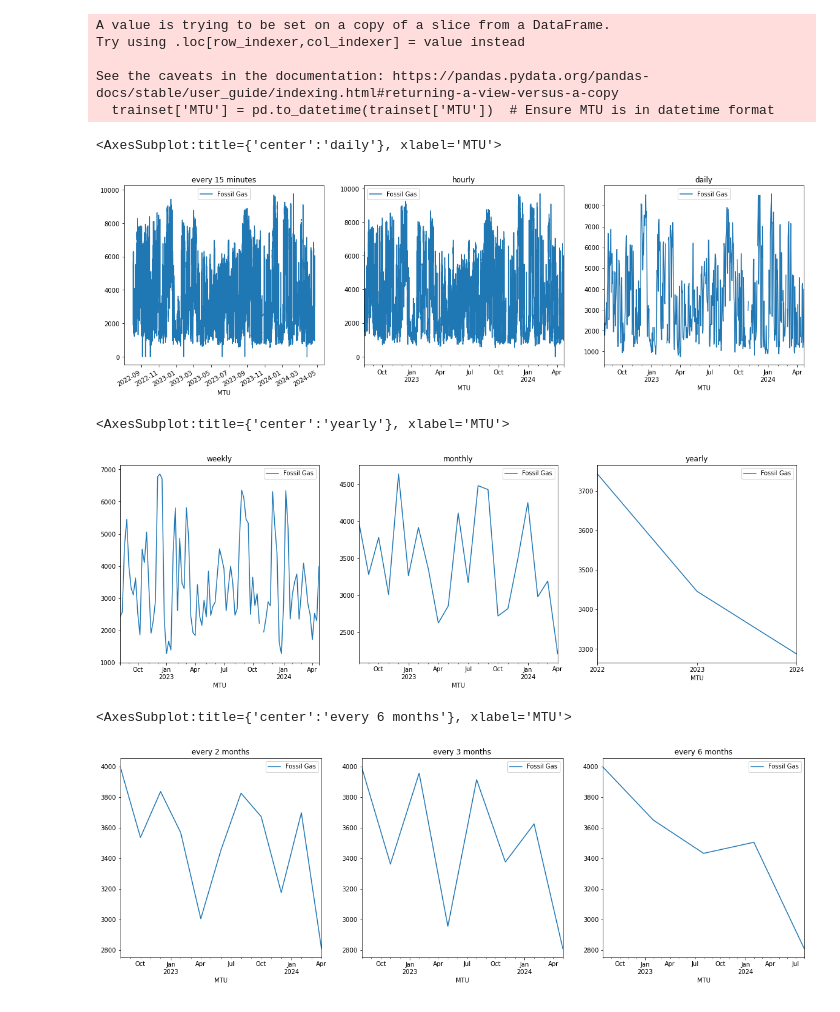
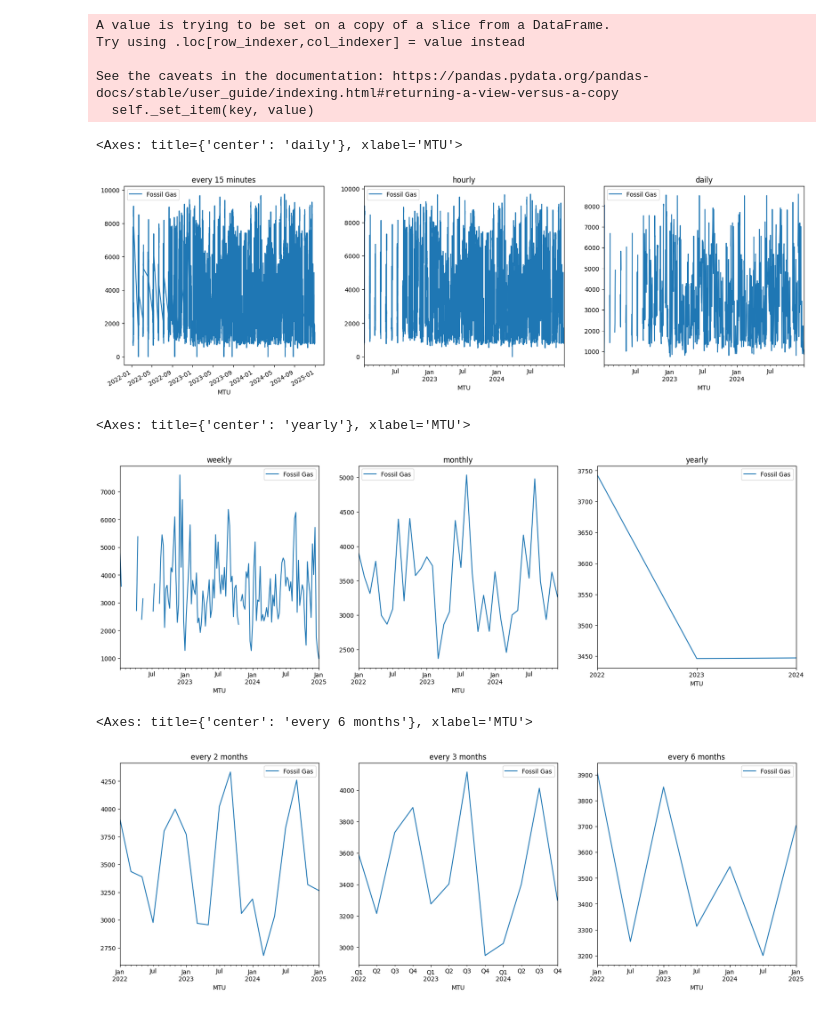
Before and after one commit to mareseugene/Notebook-Analyse-s-ries-temporelles, a Jupyter notebook: Untitled-1.ipynb, the cells around one changed output. Cells and saved outputs as stored; diff of their text form; code cells hidden in the pictures.

Commit message:
Quarterly

```diff
--- a/Untitled-1.ipynb
+++ b/Untitled-1.ipynb
@@ -16,10 +16,10 @@ Index(['MTU', 'Biomass', 'Fossil Brown coal/Lignite',
        'Wind Offshore', 'Wind Onshore'],
       dtype='object')
 # %%
-trainset=pd.read_csv('dutch-energy.csv', sep=',').drop(['Biomass', 'Fossil Brown coal/Lignite',
+trainset=pd.read_csv('dutch-energy.csv', sep=';').drop(['Biomass', 'Fossil Brown coal/Lignite',
        'Fossil Coal-derived gas', 'Fossil Hard coal',
        'Fossil Oil', 'Fossil Oil shale', 'Fossil Peat', 'Geothermal',
-       'Hydro Pumped Storage', 'Hydro Pumped Storage.1',
+       'Hydro Pumped Storage', 'Hydro Pumped Storage_1',
        'Hydro Run-of-river and poundage', 'Hydro Water Reservoir', 'Marine',
        'Nuclear', 'Other', 'Other renewable', 'Solar', 'Waste',
        'Wind Offshore', 'Wind Onshore'],axis=1)
@@ -86,7 +52,7 @@ A value is trying to be set on a copy of a slice from a DataFrame.
 Try using .loc[row_indexer,col_indexer] = value instead
 
 See the caveats in the documentation: https://pandas.pydata.org/pandas-docs/stable/user_guide/indexing.html#returning-a-view-versus-a-copy
-  trainset['MTU'] = pd.to_datetime(trainset['MTU'])  # Ensure MTU is in datetime format
+  self._set_item(key, value)
 # %%
 
 trainset_hourly = trainset.resample('H').mean()  # 'H' means hourly
@@ -100,28 +66,28 @@ trainset.plot(ax=ax[0],title='every 15 minutes')
 trainset_hourly.plot(ax=ax[1],title='hourly')
 trainset_daily.plot(ax=ax[2],title='daily')
 # %% [output]
-<AxesSubplot:title={'center':'daily'}, xlabel='MTU'>
+<Axes: title={'center': 'daily'}, xlabel='MTU'>
-[figure, old version]
+[figure, new version]
 # %%
 fig,ax = plt.subplots(nrows=1,ncols=3,figsize=(20,6))
 trainset_weekly.plot(ax=ax[0],title='weekly')
 trainset_monthly.plot(ax=ax[1],title='monthly')
 trainset_yearly.plot(ax=ax[2],title='yearly')
 # %% [output]
-<AxesSubplot:title={'center':'yearly'}, xlabel='MTU'>
+<Axes: title={'center': 'yearly'}, xlabel='MTU'>
-[figure, old version]
+[figure, new version]
 # %%
 trainset_2months = trainset.resample('2M').mean()
-trainset_3months = trainset.resample('3M').mean()
+trainset_quarterly = trainset.resample('Q').mean()
 trainset_6months = trainset.resample('6M').mean()
 # %%
 fig,ax = plt.subplots(nrows=1,ncols=3,figsize=(20,6))
 trainset_2months.plot(ax=ax[0],title='every 2 months')
-trainset_3months.plot(ax=ax[1],title='every 3 months')
+trainset_quarterly.plot(ax=ax[1],title='every 3 months')
 trainset_6months.plot(ax=ax[2],title='every 6 months')
 # %% [output]
-<AxesSubplot:title={'center':'every 6 months'}, xlabel='MTU'>
+<Axes: title={'center': 'every 6 months'}, xlabel='MTU'>
-[figure, old version]
+[figure, new version]
 # %%
 trainset_monthly['nm_m']=trainset_monthly.index.map(lambda x: str(x).split('-')[1])
 months=['jan','feb','mar','apr','may','jun','jul','aug','sep','oct','nov','dec']
```
Also changed, not shown: parts of 10 cells of this notebook, 2 other files.
